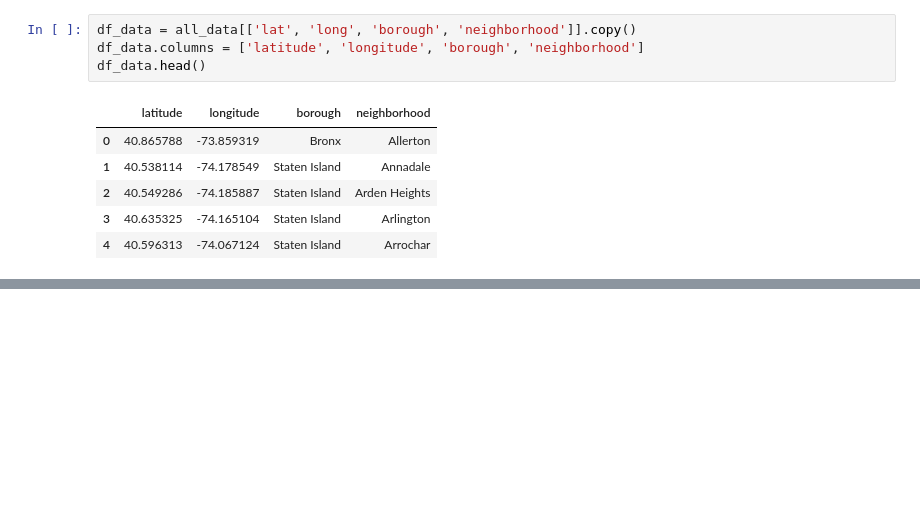
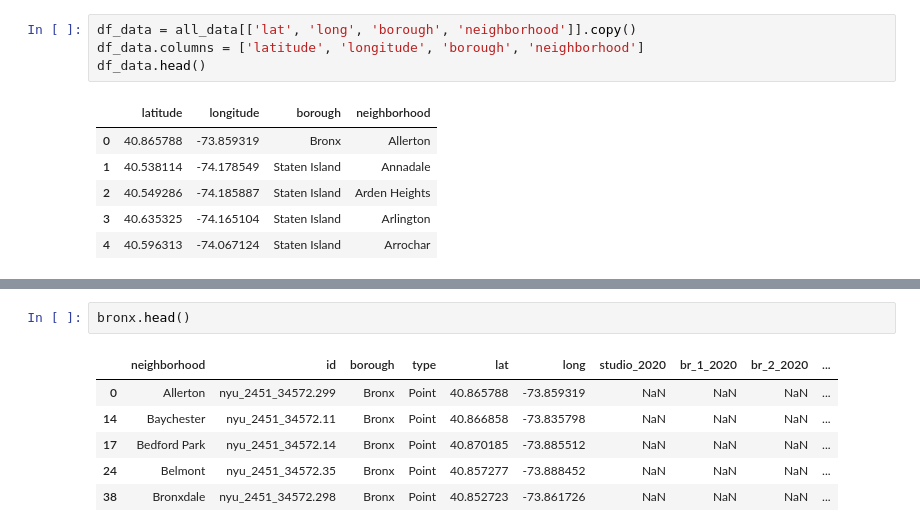
Before and after one commit to Magmafish/Midterm_Project, a Jupyter notebook: HousePrices.ipynb, the cells around one changed output, grey strips where cells are left out. Saved outputs shown, nothing was run; the diff lists cells and outputs as text; blank space fills up the shorter version.

```diff
--- a/HousePrices.ipynb
+++ b/HousePrices.ipynb
@@ -142,0 +193,9 @@ The geograpical coordinate of New York City are 40.7127281, -74.0060152.
+# %%
+bronx.head()
+# %% [output]
+|  | neighborhood | id | borough | type | lat | long | studio_2020 | br_1_2020 | br_2_2020 | ... |
+| 0 | Allerton | nyu_2451_34572.299 | Bronx | Point | 40.865788 | -73.859319 | NaN | NaN | NaN | ... |
+| 14 | Baychester | nyu_2451_34572.11 | Bronx | Point | 40.866858 | -73.835798 | NaN | NaN | NaN | ... |
+| 17 | Bedford Park | nyu_2451_34572.14 | Bronx | Point | 40.870185 | -73.885512 | NaN | NaN | NaN | ... |
+| 24 | Belmont | nyu_2451_34572.35 | Bronx | Point | 40.857277 | -73.888452 | NaN | NaN | NaN | ... |
+| 38 | Bronxdale | nyu_2451_34572.298 | Bronx | Point | 40.852723 | -73.861726 | NaN | NaN | NaN | ... |
```
Also changed, not shown: parts of 6 cells of this notebook, 3 other files.
